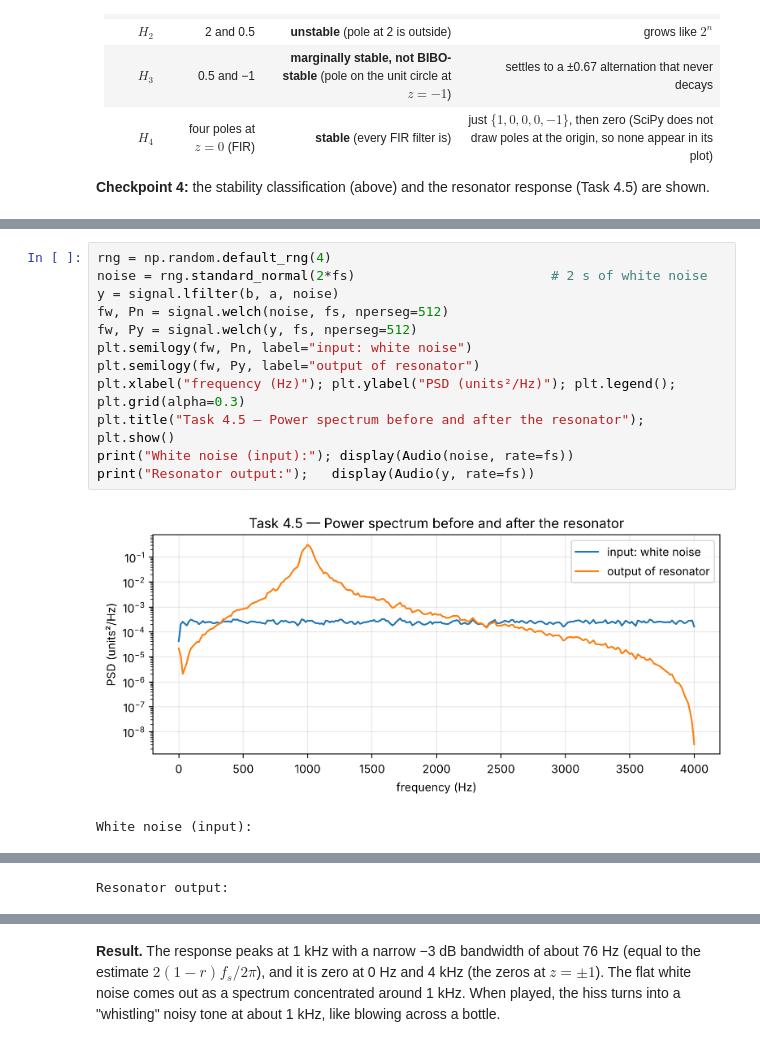
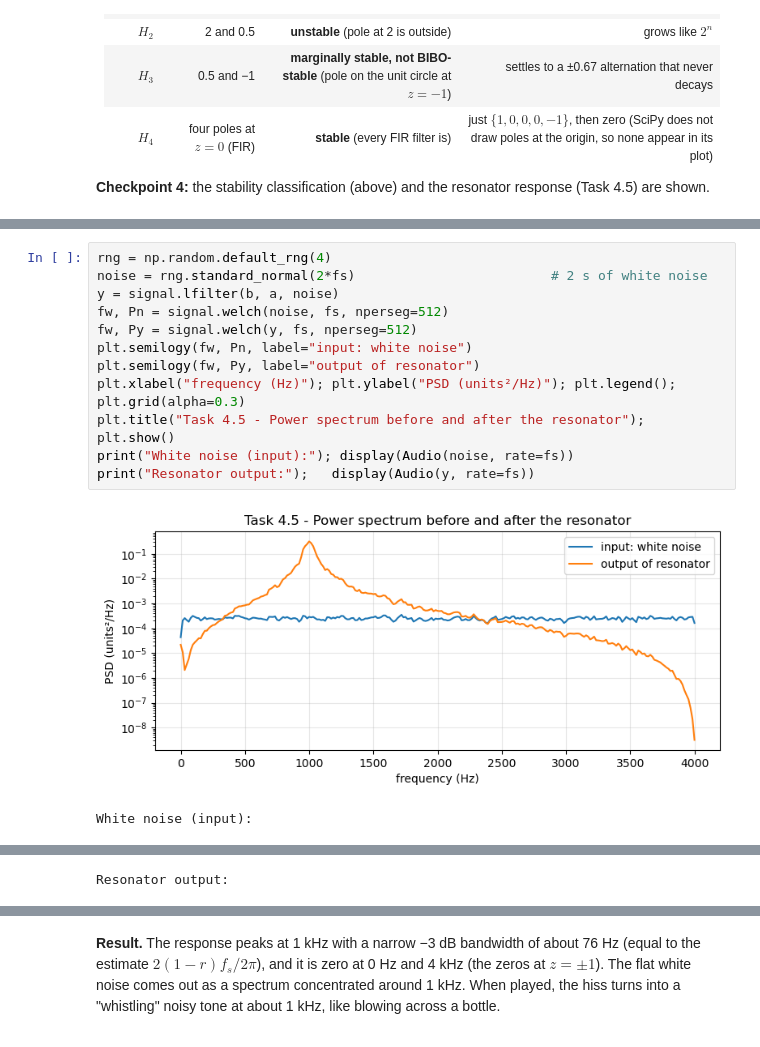
Before and after one commit to maimunahaji900-ship-it/DSP-LABS, a Jupyter notebook: Week04/COU07506_Week04_250242423358.ipynb, the cells around one changed output, grey strips where cells are left out. Drawn from its saved outputs; the diff is of its cells as text.

```diff
--- a/Week04/COU07506_Week04_250242423358.ipynb
+++ b/Week04/COU07506_Week04_250242423358.ipynb
@@ -259,17 +259,17 @@ peak at 1001.0 Hz, peak gain = 30.6 dB
 # %%
 rng = np.random.default_rng(4)
 noise = rng.standard_normal(2*fs)                         # 2 s of white noise
 y = signal.lfilter(b, a, noise)
 fw, Pn = signal.welch(noise, fs, nperseg=512)
 fw, Py = signal.welch(y, fs, nperseg=512)
 plt.semilogy(fw, Pn, label="input: white noise")
 plt.semilogy(fw, Py, label="output of resonator")
 plt.xlabel("frequency (Hz)"); plt.ylabel("PSD (units²/Hz)"); plt.legend(); plt.grid(alpha=0.3)
-plt.title("Task 4.5 — Power spectrum before and after the resonator"); plt.show()
+plt.title("Task 4.5 - Power spectrum before and after the resonator"); plt.show()
 print("White noise (input):"); display(Audio(noise, rate=fs))
 print("Resonator output:");   display(Audio(y, rate=fs))
 # %% [output]
-[figure, old version]
+[figure, new version]
 White noise (input):
 [interactive output not drawn]
 Resonator output:
```
Also changed, not shown: parts of 16 cells of this notebook, 4 other files.
